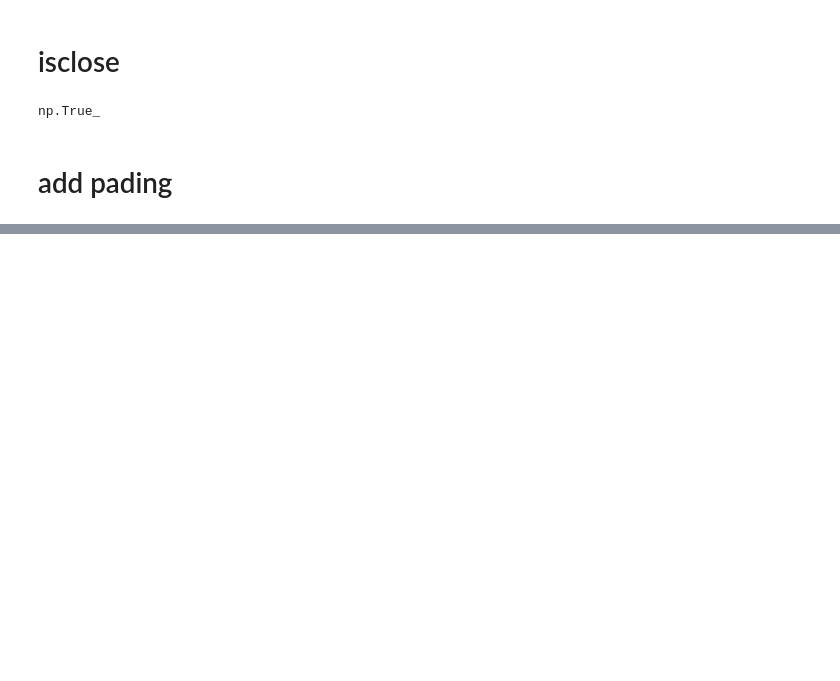
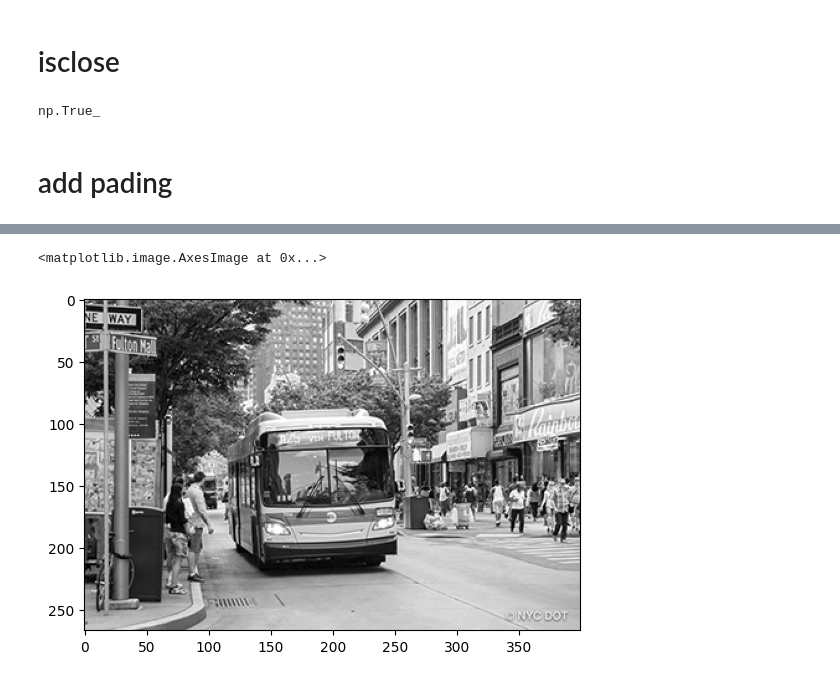
Before and after one commit to TahaT80/AI, a Jupyter notebook: part1_numpy/main.ipynb, the cells around one changed output, grey strips where cells are left out. Drawn from its saved outputs; the diff is of its cells as text; code cells hidden in the pictures; blank space fills up the shorter version.

```diff
--- a/part1_numpy/main.ipynb
+++ b/part1_numpy/main.ipynb
@@ -604,0 +684,6 @@ array([ 0,  1,  2,  3,  4,  5,  6,  7,  8,  9, 10, 11, 12, 13, 14, 15, 16,
+# %%
+n = im.max(axis=2)
+plt.imshow(n , 'gray')
+# %% [output]
+<matplotlib.image.AxesImage at 0x...>
+[figure, added]
```
Also changed, not shown: parts of 35 cells of this notebook, 1 other file.
